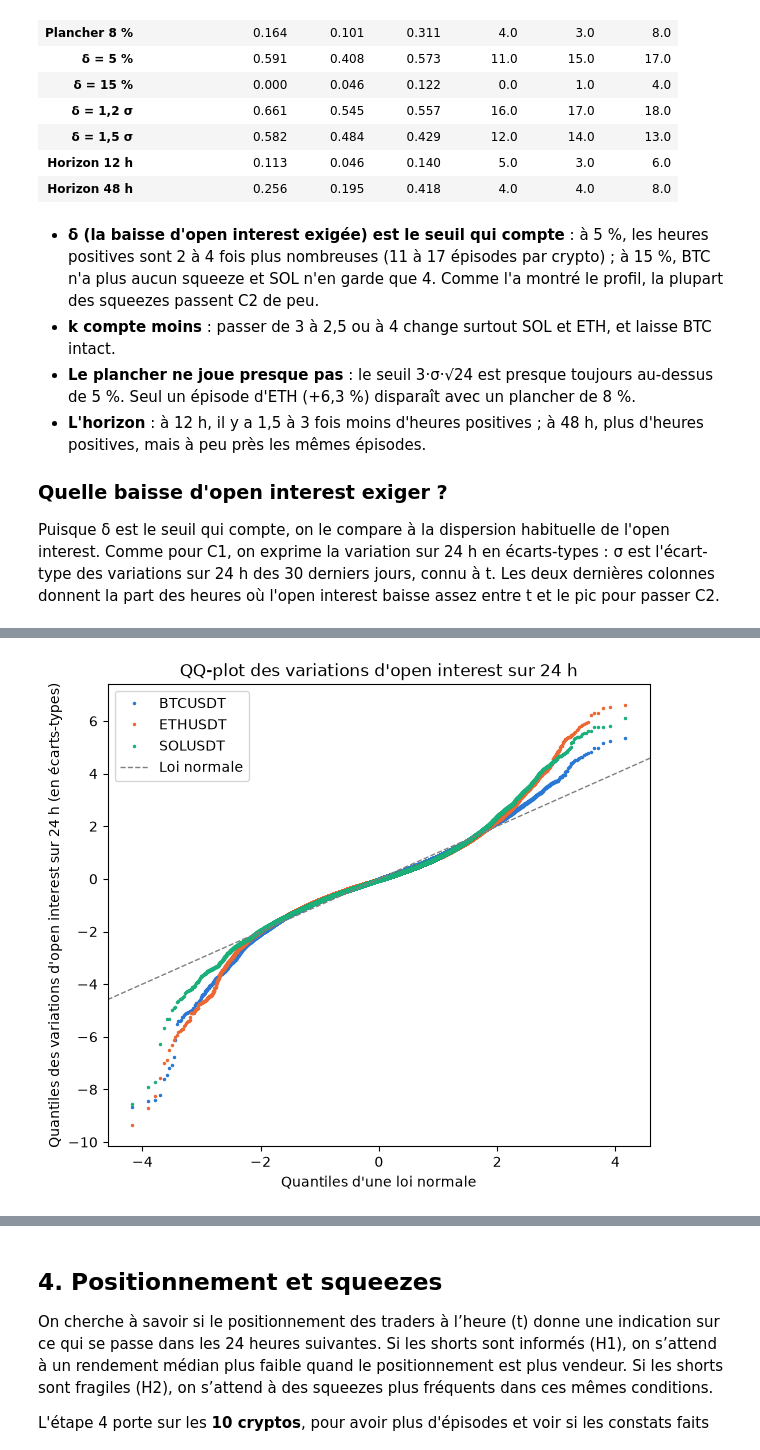
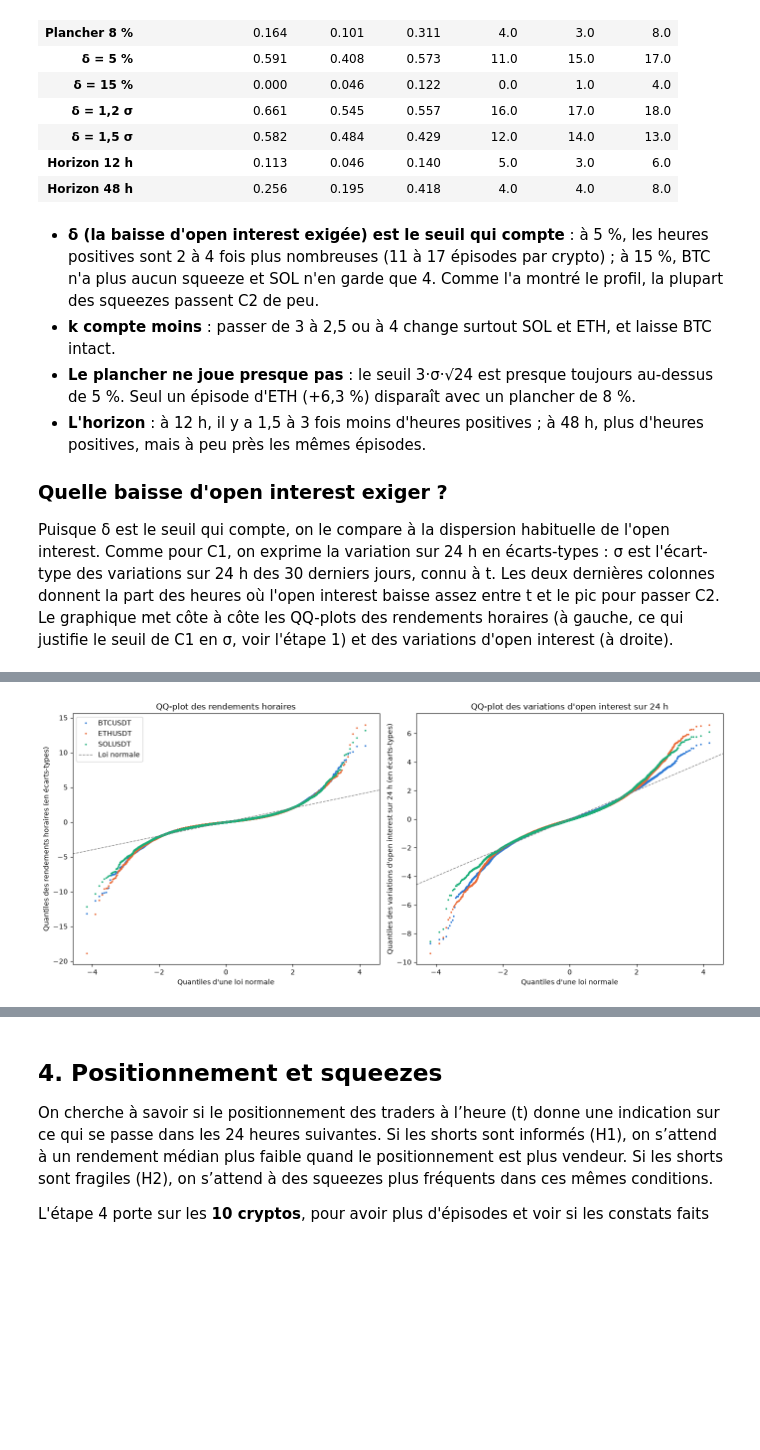
Before and after one commit to Ethanyounes/Ensae-Data-Science, a Jupyter notebook: rapport.ipynb, the cells around one changed output, grey strips where cells are left out. Saved outputs shown, nothing was run; the diff lists cells and outputs as text; code cells hidden in the pictures; blank space fills up the shorter version.

Commit message:
Suppression de certains graphiques superflus et regroupement de certains graphiques.

```diff
--- a/rapport.ipynb
+++ b/rapport.ipynb
@@ -445,7 +412,7 @@ descriptif.sensibilite(panel_complet).round(3)
 
 ### Quelle baisse d'open interest exiger ?
 
-Puisque δ est le seuil qui compte, on le compare à la dispersion habituelle de l'open interest. Comme pour C1, on exprime la variation sur 24 h en écarts-types : σ est l'écart-type des variations sur 24 h des 30 derniers jours, connu à t. Les deux dernières colonnes donnent la part des heures où l'open interest baisse assez entre t et le pic pour passer C2.
+Puisque δ est le seuil qui compte, on le compare à la dispersion habituelle de l'open interest. Comme pour C1, on exprime la variation sur 24 h en écarts-types : σ est l'écart-type des variations sur 24 h des 30 derniers jours, connu à t. Les deux dernières colonnes donnent la part des heures où l'open interest baisse assez entre t et le pic pour passer C2. Le graphique met côte à côte les QQ-plots des rendements horaires (à gauche, ce qui justifie le seuil de C1 en σ, voir l'étape 1) et des variations d'open interest (à droite).
 # %%
 descriptif.seuils_baisse_oi(panel_cible).round(2)
 # %% [output]
@@ -455,7 +422,8 @@ descriptif.seuils_baisse_oi(panel_cible).round(2)
 | SOLUSDT | 3.18 | 5.28 | 0.48 | 3.42 | 1.76 |
 | Loi normale | 0.00 | 6.68 | 0.13 | NaN | NaN |
 # %%
-descriptif.graphique_qqplot(panel_cible, descriptif.variation_oi_reduite, "variations d'open interest sur 24 h")
+descriptif.graphique_qqplot(panel_cible, {"rendements horaires": descriptif.rendements_horaires,
+                                          "variations d'open interest sur 24 h": descriptif.variation_oi_reduite})
 # %% [output]
-[figure, old version]
+[figure, new version]
 # %% [markdown]
```
Also changed, not shown: parts of 43 cells of this notebook, 2 other files.
